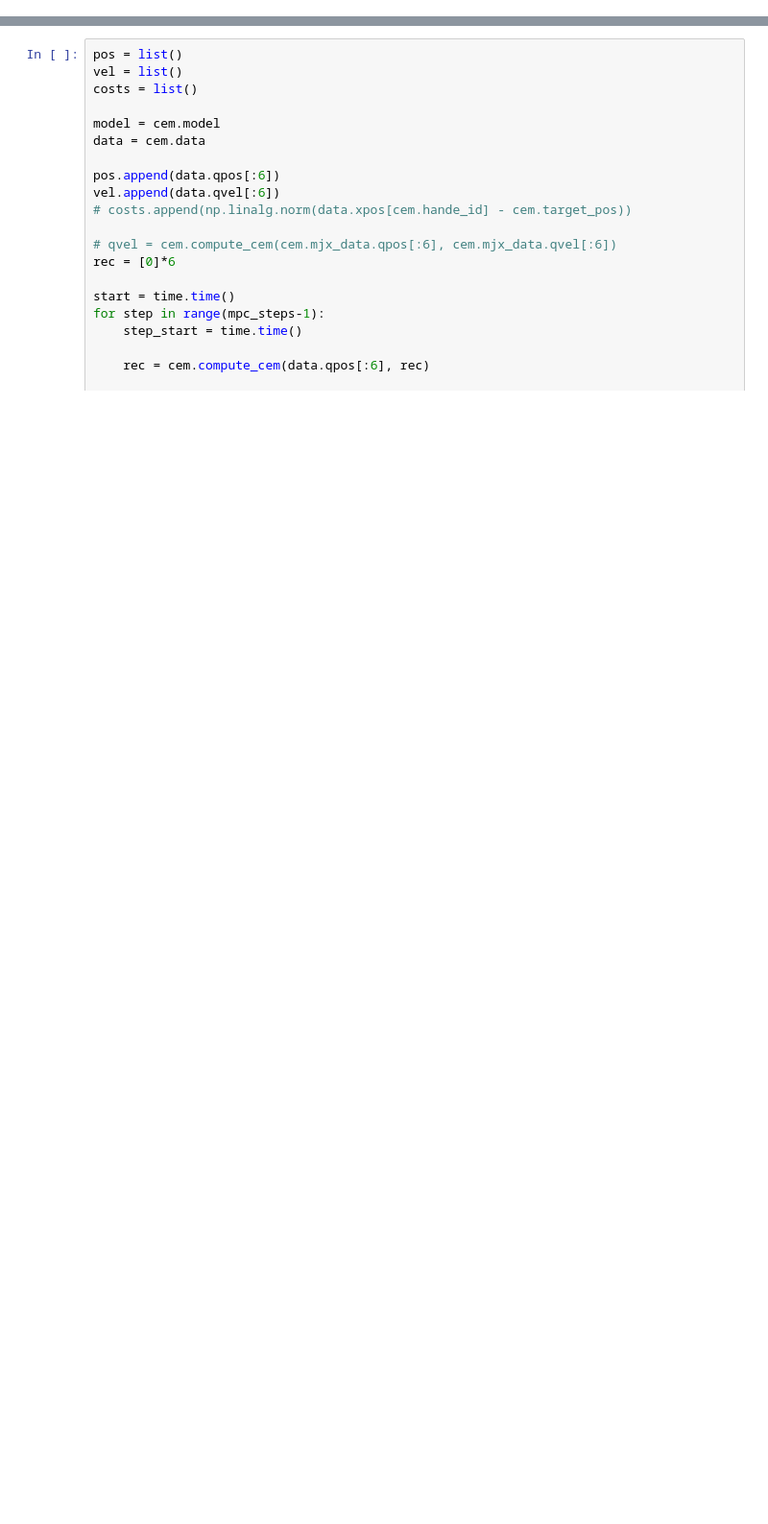
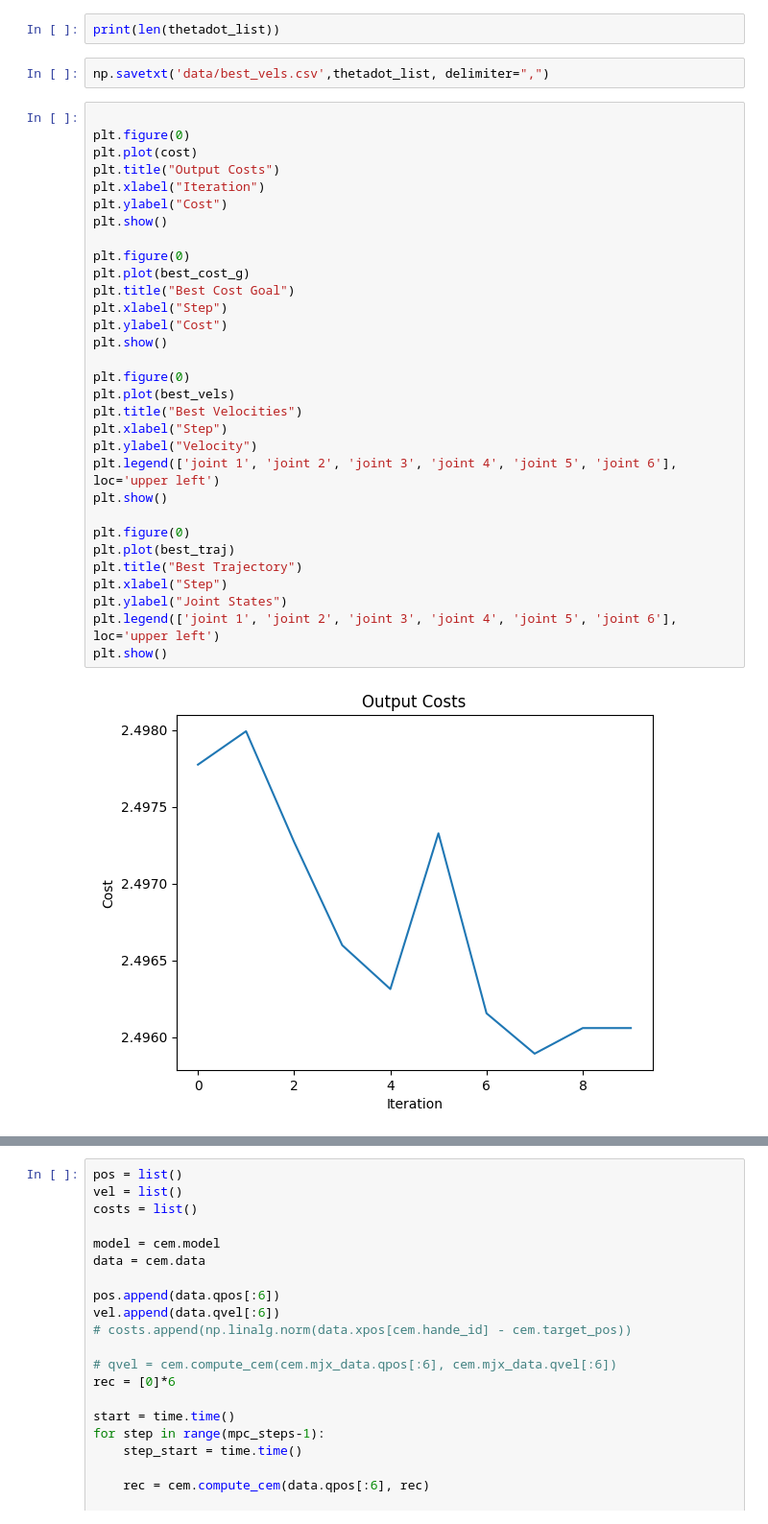
Before and after one commit to patsyuk03/thesis_2025, a Jupyter notebook: mjx_planner_v2/mpc_planning.ipynb, the cells around one changed output, grey strips where cells are left out. Shown at 96% size. Cells and saved outputs as stored; diff of their text form; blank space fills up the shorter version.

```diff
--- a/mjx_planner_v2/mpc_planning.ipynb
+++ b/mjx_planner_v2/mpc_planning.ipynb
@@ -55,0 +129,37 @@ for step in range(mpc_steps-1):
+# %%
+print(len(thetadot_list))
+# %%
+np.savetxt('data/best_vels.csv',thetadot_list, delimiter=",")
+# %%
+
+plt.figure(0)
+plt.plot(cost)
+plt.title("Output Costs")
+plt.xlabel("Iteration")
+plt.ylabel("Cost")
+plt.show()
+
+plt.figure(0)
+plt.plot(best_cost_g)
+plt.title("Best Cost Goal")
+plt.xlabel("Step")
+plt.ylabel("Cost")
+plt.show()
+
+plt.figure(0)
+plt.plot(best_vels)
+plt.title("Best Velocities")
+plt.xlabel("Step")
+plt.ylabel("Velocity")
+plt.legend(['joint 1', 'joint 2', 'joint 3', 'joint 4', 'joint 5', 'joint 6'], loc='upper left')
+plt.show()
+
+plt.figure(0)
+plt.plot(best_traj)
+plt.title("Best Trajectory")
+plt.xlabel("Step")
+plt.ylabel("Joint States")
+plt.legend(['joint 1', 'joint 2', 'joint 3', 'joint 4', 'joint 5', 'joint 6'], loc='upper left')
+plt.show()
+# %% [output]
+[figure, added]
```
Also changed, not shown: parts of 9 cells of this notebook, 11 other files.
